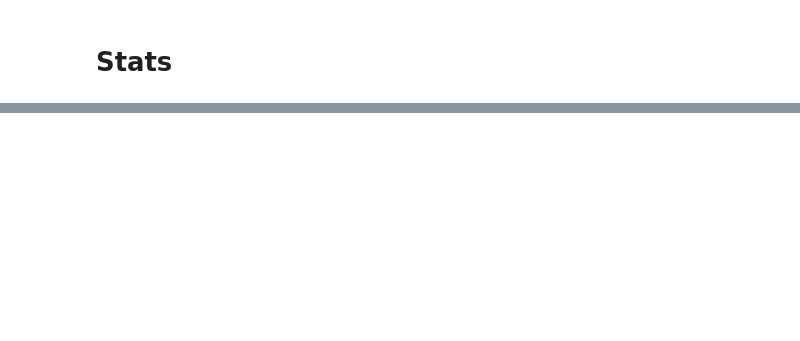
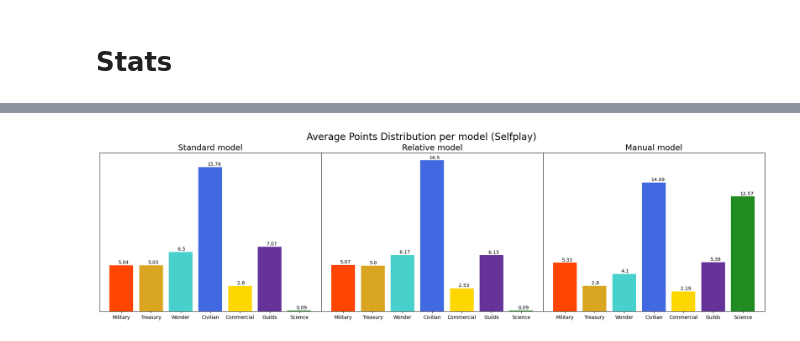
Before and after one commit to Jakotibodos/SIMPLE, a Jupyter notebook: app/analysis.ipynb, the cells around one changed output, grey strips where cells are left out. Drawn from its saved outputs; the diff is of its cells as text; code cells hidden in the pictures; blank space fills up the shorter version.

```diff
--- a/app/analysis.ipynb
+++ b/app/analysis.ipynb
@@ -187,0 +220,79 @@ plt.bar(colors_used.keys(), colors_used.values(),color=colors_scheme);
+# %%
+points_color_scheme = ["orangered","goldenrod","mediumturquoise","royalblue","gold","rebeccapurple","forestgreen"]
+
+points_earned = {
+              "VPRed":0,
+              "VPGold":0,
+              "VPWonder":0,
+              "VPBlue":0,
+              "VPYellow":0,
+              "VPPurple":0,
+              "VPGreen":0}
+
+for row in games.iterrows():
+    points = row[1]["points"]
+    for ptype,count in points.items():
+        if ptype != "total":
+            points_earned[ptype] += count
+
+
+
+fig, ax = plt.subplots(1,3,figsize=(25,6),sharey=True);
+fig.suptitle("Average Points Distribution per model (Selfplay)", fontsize = 20)
+ax[0].bar(["Military","Treasury","Wonder","Civilian","Commercial","Guilds","Science"], points_earned.values(),color=points_color_scheme);
+ax[0].set_title("Standard model", fontsize = 17)
+total = 0
+for i, count in enumerate(points_earned.values()):
+    ax[0].text(i-0.1,count+5000,str(round(count/30000,2)));
+    total += count
+ax[0].get_yaxis().set_visible(False)
+
+points_earned = {
+              "VPRed":0,
+              "VPGold":0,
+              "VPWonder":0,
+              "VPBlue":0,
+              "VPYellow":0,
+              "VPPurple":0,
+              "VPGreen":0}
+
+for row in two_games.iterrows():
+    points = row[1]["points"]
+    for ptype,count in points.items():
+        if ptype != "total":
+            points_earned[ptype] += count
+
+for i, count in enumerate(points_earned.values()):
+    ax[1].text(i-0.1,count+5000,str(round(count/30000,2)));
+    total += count
+
+ax[1].bar(["Military","Treasury","Wonder","Civilian","Commercial","Guilds","Science"], points_earned.values(),color=points_color_scheme);
+ax[1].set_title("Relative model", fontsize = 17)
+ax[1].get_yaxis().set_visible(False)
+total = 0
+
+points_earned = {
+              "VPRed":0,
+              "VPGold":0,
+              "VPWonder":0,
+              "VPBlue":0,
+              "VPYellow":0,
+              "VPPurple":0,
+              "VPGreen":0}
+
+for row in three_games.iterrows():
+    points = row[1]["points"]
+    for ptype,count in points.items():
+        if ptype != "total":
+            points_earned[ptype] += count
+
+for i, count in enumerate(points_earned.values()):
+    ax[2].text(i-0.1,count+5000,str(round(count/30000,2)));
+    total += count
+
+ax[2].bar(["Military","Treasury","Wonder","Civilian","Commercial","Guilds","Science"], points_earned.values(),color=points_color_scheme);
+ax[2].set_title("Manual model", fontsize = 17)
+ax[2].get_yaxis().set_visible(False)
+plt.subplots_adjust(wspace=0, hspace=0)
+# %% [output]
+[figure, added]
```
Also changed, not shown: parts of 32 cells of this notebook, 32 other files.
